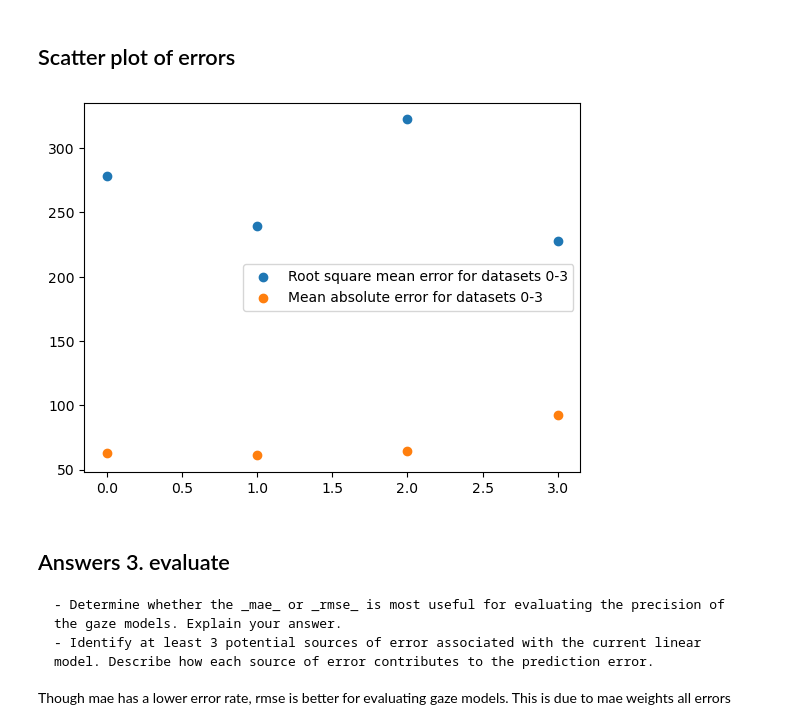
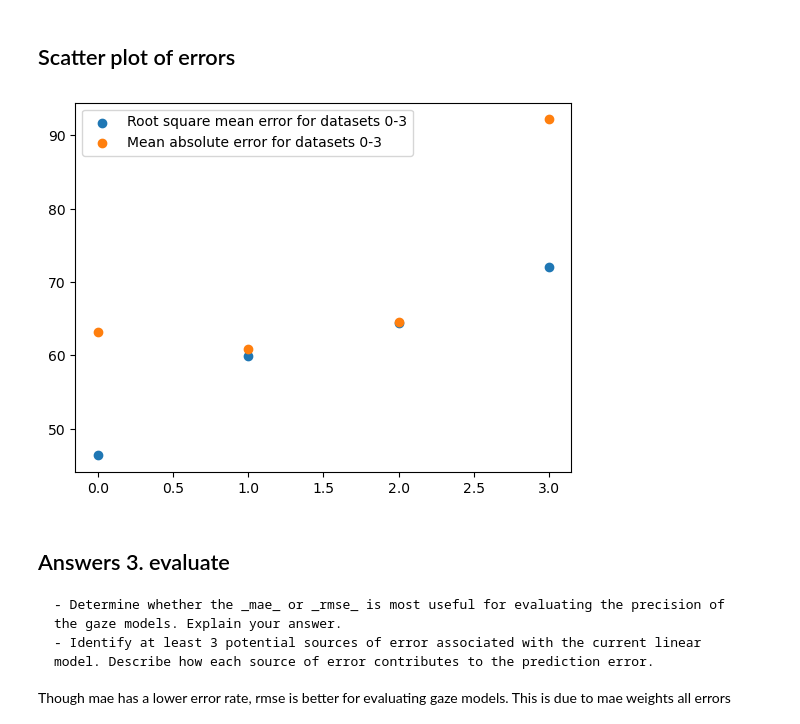
Before and after one commit to LVOL98/IML_Introduction-to-Machine-Learning, a Jupyter notebook: iml-repo/vscode/02-material/W05/03-gaze.ipynb, the cells around one changed output. Saved outputs shown, nothing was run; the diff lists cells and outputs as text; code cells hidden in the pictures.

```diff
--- a/iml-repo/vscode/02-material/W05/03-gaze.ipynb
+++ b/iml-repo/vscode/02-material/W05/03-gaze.ipynb
@@ -408,10 +408,10 @@ def calculate_rmse_mae(gaze_model, positions_test):
     y_predicted = gaze_model[:, 1:]
     y_actual = positions_test[:, 1:]
     length = y_predicted.shape[0]
-    diff = y_predicted - y_actual
+    diff = y_actual - y_predicted
 
-    rmse = np.sqrt((1 / length) * (diff @ diff.transpose()).sum())
-    mae = (1 / length) * np.sum(np.abs(diff))
+    rmse = np.sqrt((diff @ diff.transpose()).mean())
+    mae = np.abs(diff).mean()
 
     return (rmse, mae)
 
@@ -495,10 +495,10 @@ plot_results(gaze_model_D3, D[3]["positions_test"])
 # %%
 plt.scatter([0, 1, 2, 3], rmse, label='Root square mean error for datasets 0-3')
 plt.scatter([0, 1, 2, 3], mae, label='Mean absolute error for datasets 0-3')
-plt.legend()
+plt.legend(),
 plt.show()
 # %% [output]
-[figure, old version]
+[figure, new version]
 # %% [markdown]
 ## Answers 3. evaluate
     - Determine whether the _mae_ or _rmse_ is most useful for evaluating the precision of the gaze models. Explain your answer.
```
Also changed, not shown: parts of 1 cell of this notebook.
